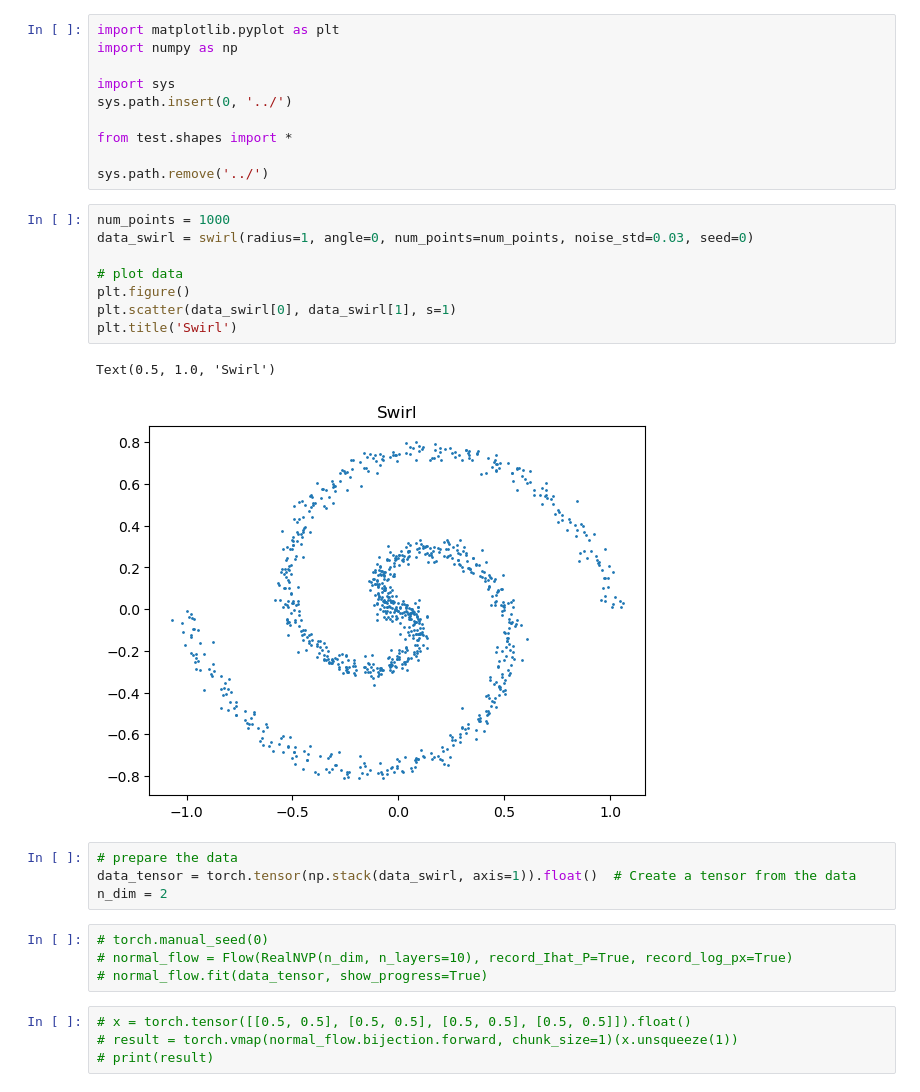
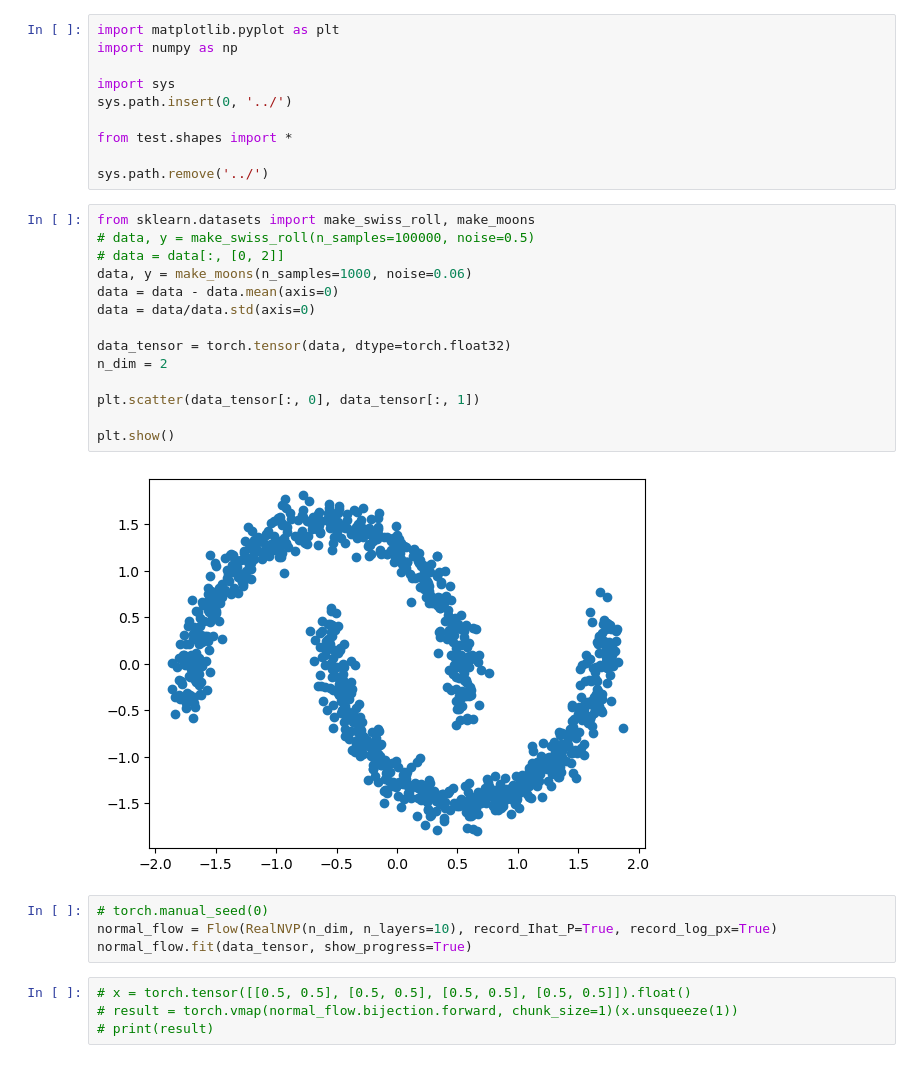
Before and after one commit to BP4769/normalizing-flows, a Jupyter notebook: notebooks/testing-blaz.ipynb, the cells around one changed output. Drawn from its saved outputs; the diff is of its cells as text.

```diff
--- a/notebooks/testing-blaz.ipynb
+++ b/notebooks/testing-blaz.ipynb
@@ -12,25 +12,26 @@ sys.path.insert(0, '../')
 from test.shapes import *
 
 sys.path.remove('../')
-# %%
-num_points = 1000
-data_swirl = swirl(radius=1, angle=0, num_points=num_points, noise_std=0.03, seed=0)
-
-# plot data
-plt.figure()
-plt.scatter(data_swirl[0], data_swirl[1], s=1)
-plt.title('Swirl')
-# %% [output]
-Text(0.5, 1.0, 'Swirl')
-[figure, removed]
-# %%
-# prepare the data
-data_tensor = torch.tensor(np.stack(data_swirl, axis=1)).float()  # Create a tensor from the data
-n_dim = 2
+# %%
+from sklearn.datasets import make_swiss_roll, make_moons
+# data, y = make_swiss_roll(n_samples=100000, noise=0.5)
+# data = data[:, [0, 2]]
+data, y = make_moons(n_samples=1000, noise=0.06)
+data = data - data.mean(axis=0)
+data = data/data.std(axis=0)
+
+data_tensor = torch.tensor(data, dtype=torch.float32)
+n_dim = 2
+
+plt.scatter(data_tensor[:, 0], data_tensor[:, 1])
+
+plt.show()
+# %% [output]
+[figure, added]
 # %%
 # torch.manual_seed(0)
-# normal_flow = Flow(RealNVP(n_dim, n_layers=10), record_Ihat_P=True, record_log_px=True)
-# normal_flow.fit(data_tensor, show_progress=True)
+normal_flow = Flow(RealNVP(n_dim, n_layers=10), record_Ihat_P=True, record_log_px=True)
+normal_flow.fit(data_tensor, show_progress=True)
 # %%
 # x = torch.tensor([[0.5, 0.5], [0.5, 0.5], [0.5, 0.5], [0.5, 0.5]]).float()
 # result = torch.vmap(normal_flow.bijection.forward, chunk_size=1)(x.unsqueeze(1))
```
Also changed, not shown: parts of 5 cells of this notebook, 1 other file.
